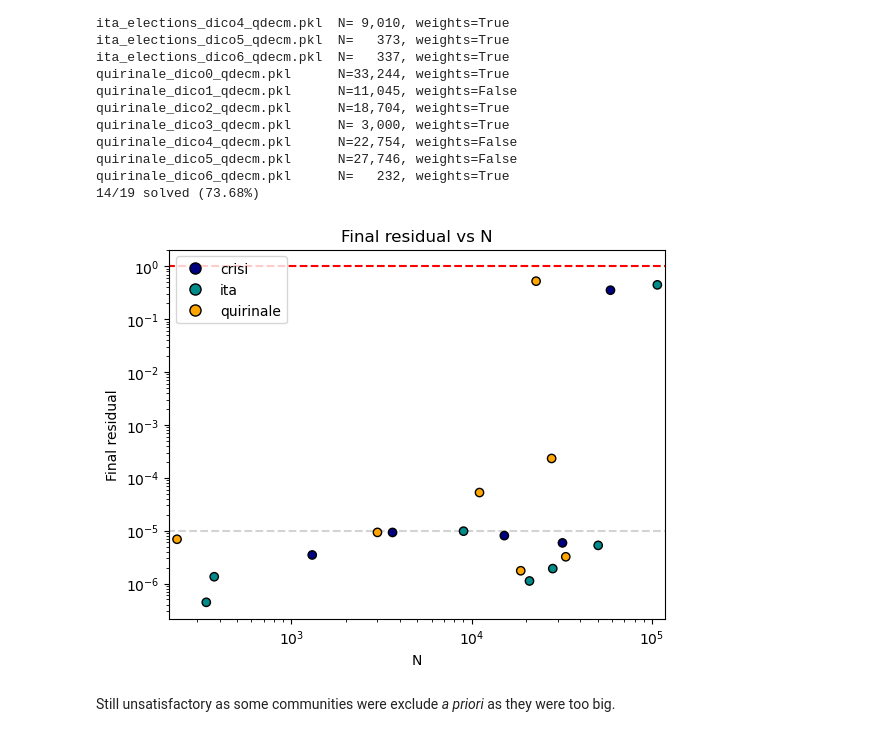
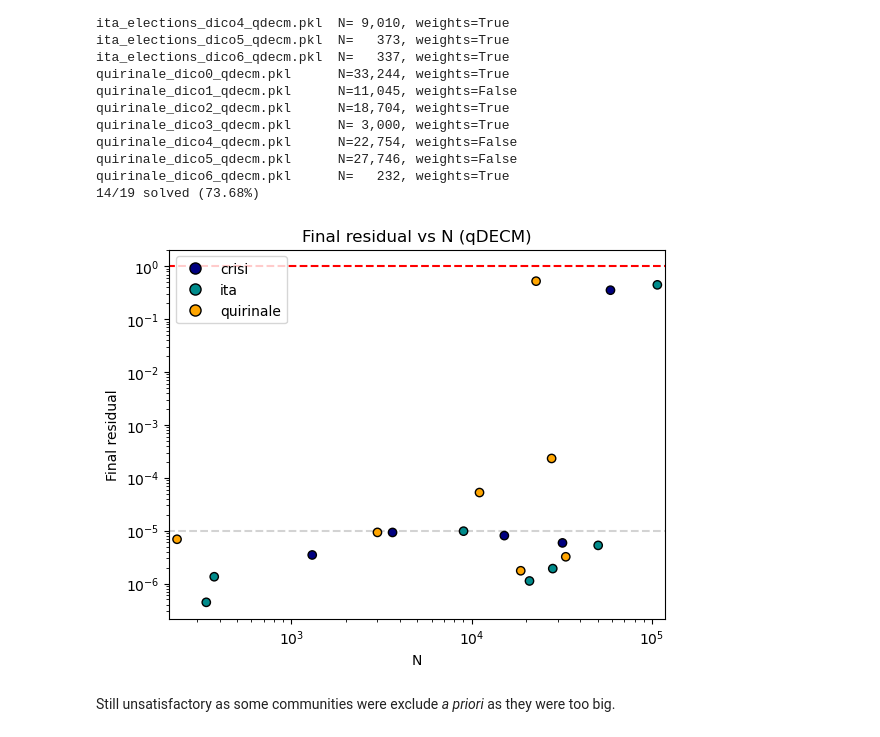
Before and after one commit to fabiosaracco/bowtie2, a Jupyter notebook: 0_1_convergence_test.ipynb, the cells around one changed output. Cells and saved outputs as stored; diff of their text form; code cells hidden in the pictures.

```diff
--- a/0_1_convergence_test.ipynb
+++ b/0_1_convergence_test.ipynb
@@ -176,25 +176,25 @@ res_final=np.array([model.sol_weights.residuals[-1] for model in models])
 # %%
 from matplotlib.lines import Line2D
 
 plt.scatter(Ns, res_final, color=[color_dict[file.split('_')[0]] for file in qdecm_test_files], edgecolor='black', zorder=2)
 plt.hlines([1e-5], 0.5*min(Ns), 1.5*max(Ns), linestyles='--', colors='lightgray', zorder=1)
 plt.hlines([1], 0.5*min(Ns), 1.5*max(Ns), linestyles='--', colors='red', zorder=1)
 plt.xscale('log')
 plt.yscale('log')
 plt.xlabel('N')
 plt.ylabel('Final residual')
-plt.title('Final residual vs N')
+plt.title('Final residual vs N (qDECM)')
 plt.xlim(0.9*min(Ns), 1.1*max(Ns))
 
 legend_handles = [
     Line2D([0], [0], marker='o', color='w', markerfacecolor=color, markeredgecolor='black', markersize=8, label=label)
     for label, color in color_dict.items()
 ]
 plt.legend(handles=legend_handles)
 
 plt.show()
 # %% [output]
-[figure, old version]
+[figure, new version]
 # %% [markdown]
 Still unsatisfactory as some communities were exclude _a priori_ as they were too big.
 # %% [markdown]
```
Also changed, not shown: 1 other file.
